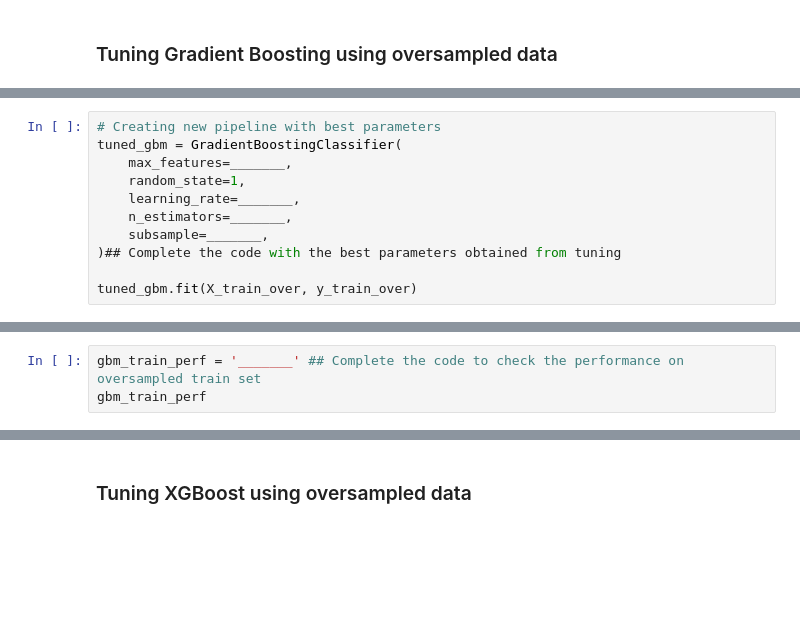
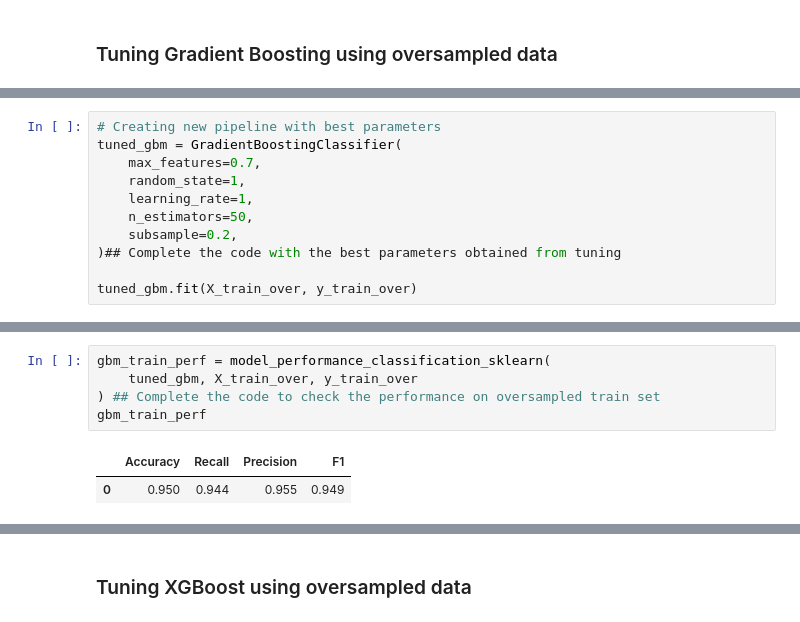
Before and after one commit to CoderSales/codespaces-jupyter, a Jupyter notebook: notebooks/MT_Project_LearnerNotebook_LowCode.ipynb, the cells around one changed output, grey strips where cells are left out. Cells and saved outputs as stored; diff of their text form; blank space fills up the shorter version.

```diff
--- a/notebooks/MT_Project_LearnerNotebook_LowCode.ipynb
+++ b/notebooks/MT_Project_LearnerNotebook_LowCode.ipynb
@@ -1566,11 +1845,11 @@ print("Best parameters are {} with CV score={}:" .format(randomized_cv.best_para
 # %%
 # Creating new pipeline with best parameters
 tuned_gbm = GradientBoostingClassifier(
-    max_features=_______,
+    max_features=0.7,
     random_state=1,
-    learning_rate=_______,
-    n_estimators=_______,
-    subsample=_______,
+    learning_rate=1,
+    n_estimators=50,
+    subsample=0.2,
 )## Complete the code with the best parameters obtained from tuning
 
 tuned_gbm.fit(X_train_over, y_train_over)
@@ -1577,3 +1861,8 @@ tuned_gbm.fit(X_train_over, y_train_over)
 # %%
-gbm_train_perf = '_______' ## Complete the code to check the performance on oversampled train set
+gbm_train_perf = model_performance_classification_sklearn(
+    tuned_gbm, X_train_over, y_train_over
+) ## Complete the code to check the performance on oversampled train set
 gbm_train_perf
+# %% [output]
+|  | Accuracy | Recall | Precision | F1 |
+| 0 | 0.950 | 0.944 | 0.955 | 0.949 |
```
Also changed, not shown: parts of 40 cells of this notebook.
